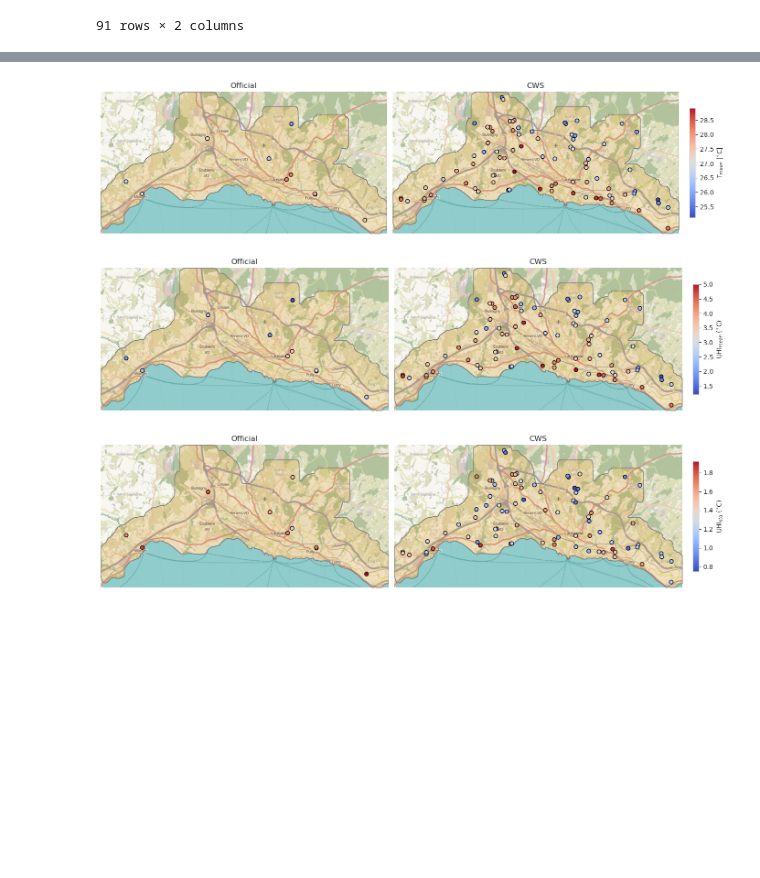
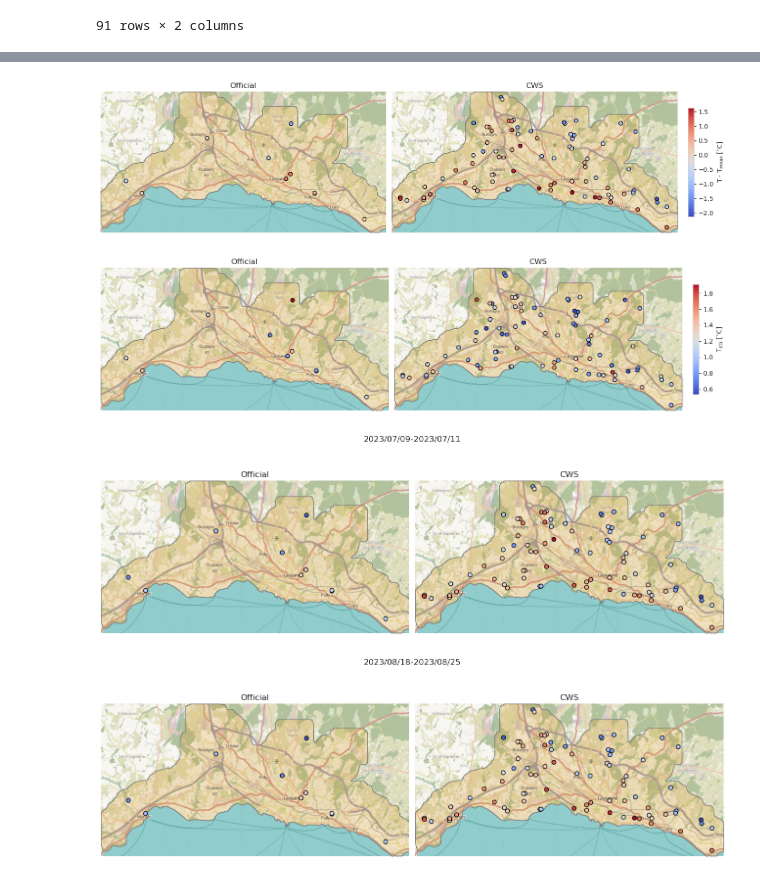
Before and after one commit to martibosch/uhi-cws-lausanne, a Jupyter notebook: notebooks/uhi-eda.ipynb, the cells around one changed output, grey strips where cells are left out. Drawn from its saved outputs; the diff is of its cells as text; code cells hidden in the pictures; blank space fills up the shorter version.

```diff
--- a/notebooks/uhi-eda.ipynb
+++ b/notebooks/uhi-eda.ipynb
@@ -16,15 +16,14 @@ agglom_extent_filepath = "../data/raw/agglom-extent.gpkg"
 stations_gdf_filepath = "../data/processed/stations.gpkg"
 ts_df_filepath = "../data/processed/ts-df.csv"
 
-t_label = "T ($^{\circ}$C)"
+t_label = "T [$^{\circ}$C]"
 t_mean_label = "T$_{mean}$ [$^{\circ}$C]"
-uhi_label = "UHI ($^{\circ}$C)"
-uhi_mean_label = "UHI$_{mean}$ ($^{\circ}$C)"
-uhi_std_label = "UHI$_{std}$ ($^{\circ}$C)"
+t_minus_mean_label = "T - T$_{mean}$ [$^{\circ}$C]"
+t_std_label = "T$_{std}$ [$^{\circ}$C]"
 
 dst_t_ts_filepath = "../reports/figures/t-ts.pdf"
-dst_uhi_ts_filepath = "../reports/figures/uhi-ts.pdf"
-dst_uhi_maps_filepath = "../reports/figures/uhi-maps.png"
+dst_t_mean_maps_filepath = "../reports/figures/t-mean-maps.png"
+dst_t_minus_mean_maps_filepath = "../reports/figures/t-t-mean-maps.png"
 
 # for plots
 compare_maps_kwargs = dict(facecolor=(0.87, 0.56, 0.02, 0.2), edgecolor="gray")
@@ -101,46 +97,58 @@ fig.savefig(dst_uhi_ts_filepath)
 fig = plot_utils.compare_maps(
     stations_gdf,
     pd.concat(
-        [source_ts_df.mean() for _, source_ts_df in ts_df_dict.items()],
+        [
+            source_ts_df.apply(lambda row: row - row.mean(), axis="columns").mean()
+            for _, source_ts_df in ts_df_dict.items()
+        ],
         axis="rows",
     ),
-    var_label=t_mean_label,
+    var_label=t_minus_mean_label,
     region_gdf=region,
     **compare_maps_kwargs,
 )
-fig.savefig(dst_uhi_maps_filepath, **savefig_map_kwargs)
+fig.savefig(dst_t_minus_mean_maps_filepath, **savefig_map_kwargs)
 # %% [output]
-[figure, old version]
+[figure, new version]
 # %%
 fig = plot_utils.compare_maps(
     stations_gdf,
     pd.concat(
         [
-            source_ts_df.apply(lambda row: row - row.min(), axis="columns").mean()
+            source_ts_df.apply(lambda row: row - row.mean(), axis="columns").std()
             for _, source_ts_df in ts_df_dict.items()
         ],
         axis="rows",
     ),
-    var_label=uhi_mean_label,
+    var_label=t_std_label,
     region_gdf=region,
     **compare_maps_kwargs,
 )
-fig.savefig(dst_uhi_maps_filepath, **savefig_map_kwargs)
 # %% [output]
-[figure, old version]
+[figure, new version]
 # %%
-fig = plot_utils.compare_maps(
-    stations_gdf,
-    pd.concat(
-        [
-            source_ts_df.apply(lambda row: row - row.min(), axis="columns").std()
-            for _, source_ts_df in ts_df_dict.items()
-        ],
-        axis="rows",
-    ),
-    var_label=uhi_std_label,
-    region_gdf=region,
-    **compare_maps_kwargs,
-)
+for heatwave in ts_df.index.get_level_values("heatwave").unique():
+    fig = plot_utils.compare_maps(
+        stations_gdf,
+        pd.concat(
+            [
+                source_ts_df.loc[heatwave]
+                .apply(lambda row: row - row.min(), axis="columns")
+                .mean()
+                for _, source_ts_df in ts_df_dict.items()
+            ],
+            axis="rows",
+        ),
+        # var_label=uhi_mean_label,
+        region_gdf=region,
+        legend=False,
+        **compare_maps_kwargs,
+    )
+    fig.suptitle(heatwave)
+    # fig.savefig(
+    #     f"../reports/figures/uhi-maps-{heatwave.replace('/', '-')}.png",
+    #     **savefig_map_kwargs,
+    # )
 # %% [output]
-[figure, old version]
+[figure, new version]
+[figure, added]
```
Also changed, not shown: parts of 3 cells of this notebook, 6 other files.
